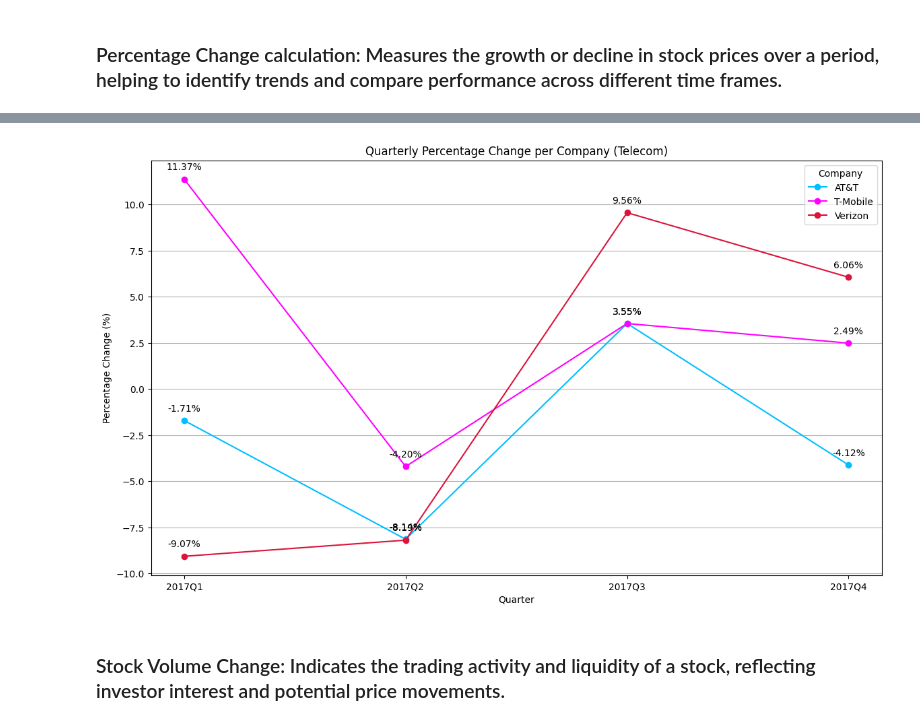
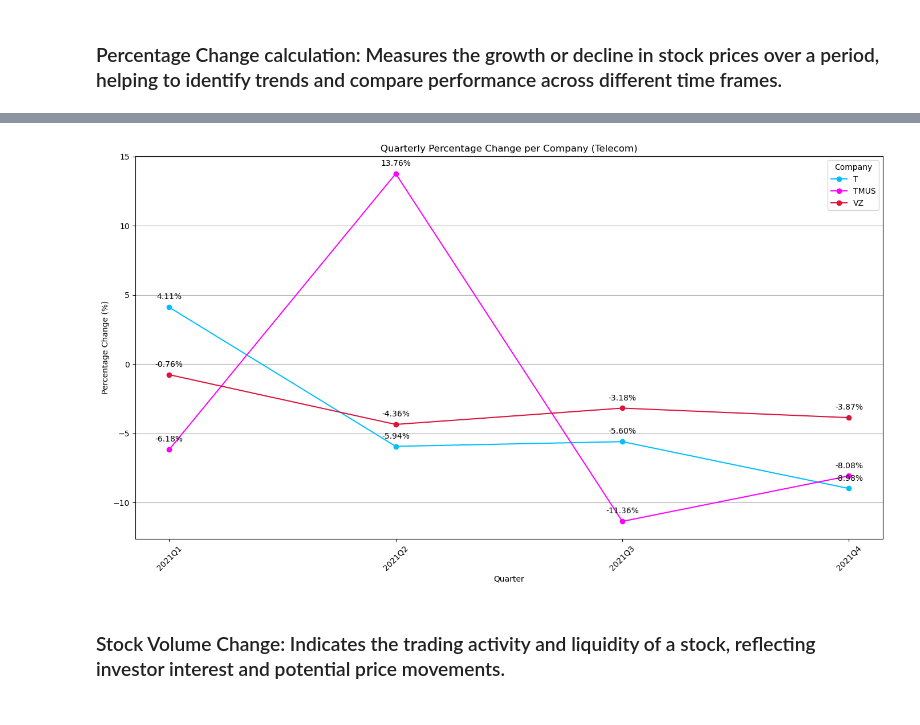
Before and after one commit to juanbracho/UT_Module16, a Jupyter notebook: data/Project_Stock_Analysis.ipynb, the cells around one changed output, grey strips where cells are left out. Saved outputs shown, nothing was run; the diff lists cells and outputs as text; code cells hidden in the pictures.

```diff
--- a/data/Project_Stock_Analysis.ipynb
+++ b/data/Project_Stock_Analysis.ipynb
@@ -22,3 +8,10 @@ def fetch_stock_data(symbol, api_key):
+# %%
+# Function to fetch data using yfinance
+def fetch_yfinance_data(symbol):
+    # Fetch the stock data for the given symbol
+    stock_data = yf.download(symbol, start='2020-01-01', end='2022-12-31', progress=False)
+    stock_data['Company'] = symbol  # Add a column for company name
+    return stock_data.reset_index()  # Reset index to have 'Date' as a column
 # %% [markdown]
 ### Data fetching codes by industry: Telecom - Oil.
 # %%
@@ -60,3 +29,15 @@ JSONDecodeError: Expecting value: line 1 column 1 (char 0)
+# %%
+# Define telecom stock symbols
+tele_symbols = {
+    'AT&T': 'T',
+    'T-Mobile': 'TMUS',
+    'Verizon': 'VZ'
+}
+
+# Fetch data for AT&T, T-Mobile, and Verizon for Telecom Stock Analysis
+tele_stock_data = {}
+for company, tele_symbol in tele_symbols.items():
+    tele_stock_data[company] = fetch_yfinance_data(tele_symbol)
 # %% [markdown]
 ### Data Cleaning and Organization.
 # %%
@@ -155,36 +178,44 @@ plt.show()
 # %%
 # Calculate the percentage change in Telecom Stock for each quarter
 quarterly_tele_percentage_change = filtered_tele_data.groupby(['Company', 'Quarter'], as_index=False).apply(
     lambda x: pd.Series({
-        'Percentage Change': (x.loc[x['Date'].idxmax()]['Adj. Open'] - x.loc[x['Date'].idxmin()]['Adj. Close']) / x.loc[x['Date'].idxmin()]['Adj. Close'] * 100
+        'Percentage Change': (x.loc[x['Date'].idxmax()]['Open'] - x.loc[x['Date'].idxmin()]['Close']) / x.loc[x['Date'].idxmin()]['Close'] * 100
     })
 )
-# Convert the 'Quarter' column to string due to formatting error.
+
+# Convert the 'Quarter' column to string for proper formatting during plotting
 quarterly_tele_percentage_change['Quarter'] = quarterly_tele_percentage_change['Quarter'].astype(str)
 
-# Define the colors for each company
-tele_colors = {'AT&T': 'Deepskyblue', 'T-Mobile': 'Fuchsia', 'Verizon': 'Crimson'}
+# Define the colors using the stock symbols as keys
+tele_colors = {'T': 'Deepskyblue', 'TMUS': 'Fuchsia', 'VZ': 'Crimson'}
 
-# Plot the quarterly percentage change.
+# Plot the quarterly percentage change
 plt.figure(figsize=(14, 8))
+
 for company in quarterly_tele_percentage_change['Company'].unique():
     company_data = quarterly_tele_percentage_change[quarterly_tele_percentage_change['Company'] == company]
-    plt.plot(company_data['Quarter'].astype(str), company_data['Percentage Change'], marker='o', label=company, color=tele_colors[company])
-    # Annotate each percentage change by stock per quarter.
+
+    # Ensure the symbol matches the color dictionary key
+    plt.plot(company_data['Quarter'], company_data['Percentage Change'], marker='o', label=company, color=tele_colors[company])
+
+    # Annotate each percentage change by stock per quarter
     for i, row in company_data.iterrows():
-        plt.annotate(f"{row['Percentage Change']:.2f}%", (row['Quarter'], row['Percentage Change']), textcoords="offset points",
-                     xytext=(0,10), ha='center')
+        plt.annotate(f"{row['Percentage Change']:.2f}%",
+                     (row['Quarter'], row['Percentage Change']),
+                     textcoords="offset points", xytext=(0,10), ha='center')
 
-# Plot visual formatting.
+# Plot visual formatting
 plt.title('Quarterly Percentage Change per Company (Telecom)')
 plt.xlabel('Quarter')
 plt.ylabel('Percentage Change (%)')
 plt.legend(title='Company')
-plt.grid(axis='y')
-plt.savefig('outputs/telecom_stock_change.png')
+plt.grid(axis='y')  # Add grid lines for better readability
+plt.xticks(rotation=45)  # Rotate x-axis labels to avoid overlap
+plt.tight_layout()  # Ensure the plot fits well
+plt.savefig('outputs/telecom_stock_change.png')  # Save the plot as PNG
 plt.show()
 # %% [output]
-[figure, old version]
+[figure, new version]
 # %% [markdown]
 ### Stock Volume Change: Indicates the trading activity and liquidity of a stock, reflecting investor interest and potential price movements.
 # %%
```
Also changed, not shown: parts of 13 cells of this notebook, 18 other files.
